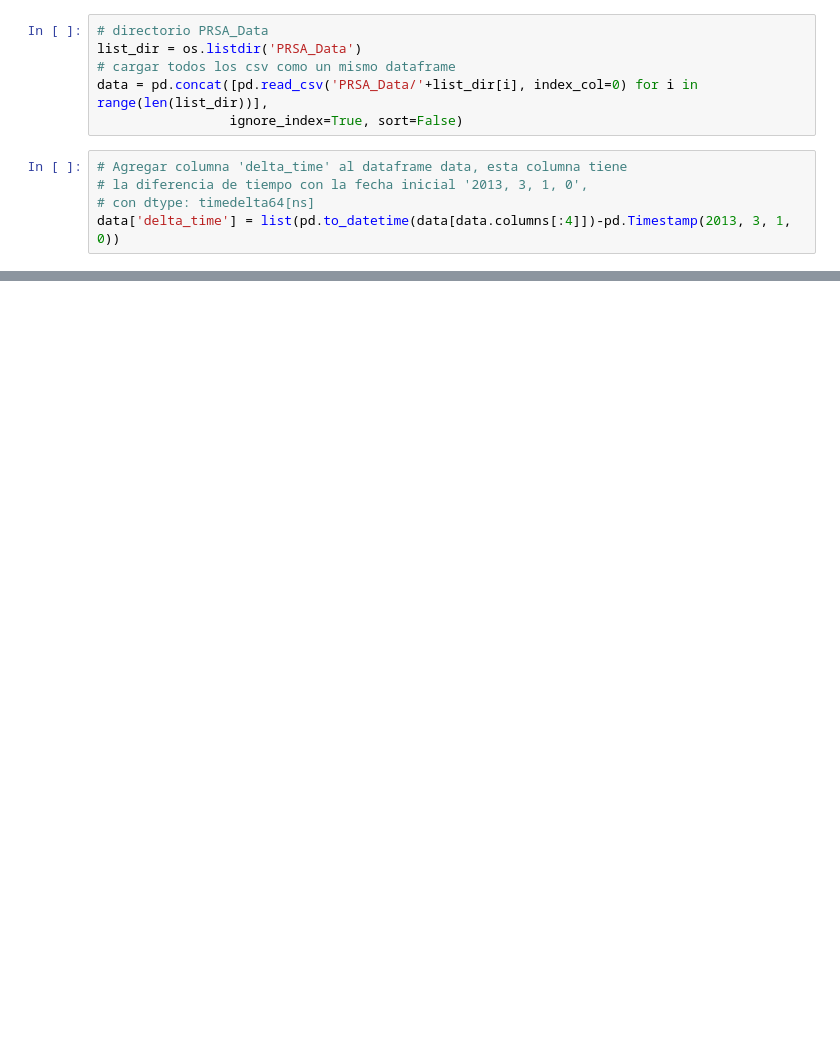
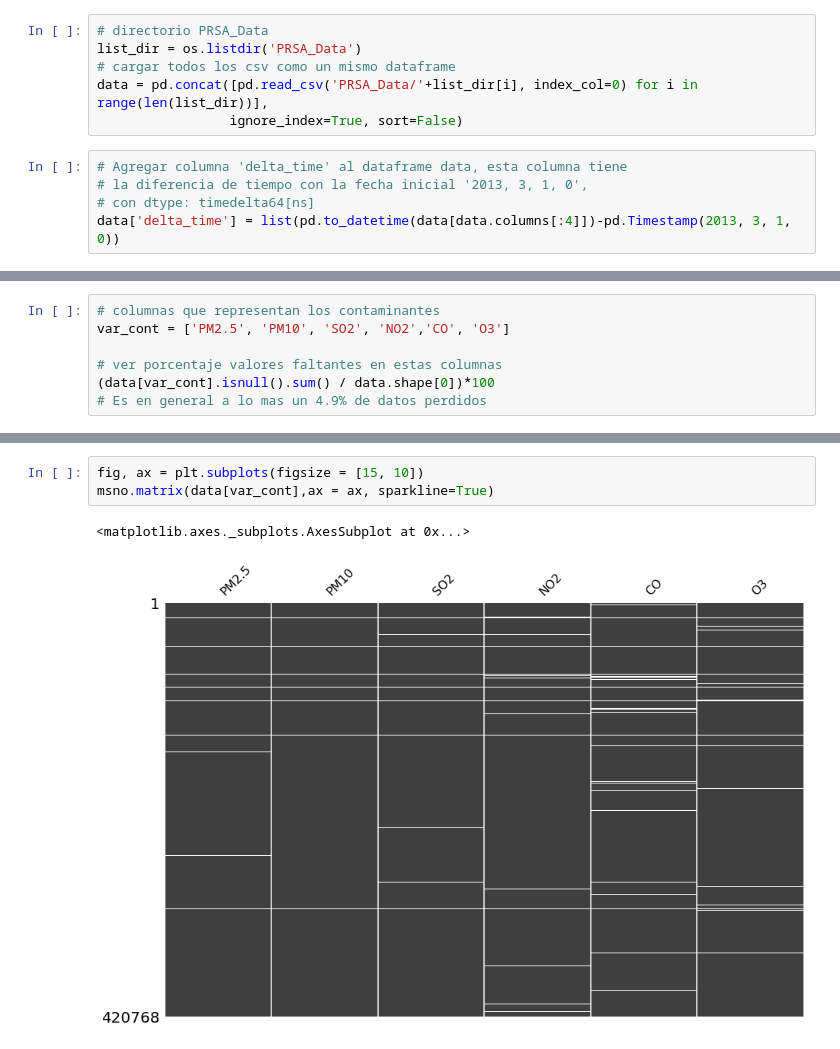
Before and after one commit to gabriel-ortega-hernandez/Examen_DataScienceLab, a Jupyter notebook: Examen.ipynb, the cells around one changed output, grey strips where cells are left out. Drawn from its saved outputs; the diff is of its cells as text; blank space fills up the shorter version.

Commit message:
P1.2 hata P1.4, y falta ver como se comparan distintos métodos de interpolación

```diff
--- a/Examen.ipynb
+++ b/Examen.ipynb
@@ -53,0 +35,7 @@ data['delta_time'] = list(pd.to_datetime(data[data.columns[:4]])-pd.Timestamp(20
+# %%
+# columnas que representan los contaminantes
+var_cont = ['PM2.5', 'PM10', 'SO2', 'NO2','CO', 'O3']
+
+# ver porcentaje valores faltantes en estas columnas
+(data[var_cont].isnull().sum() / data.shape[0])*100
+# Es en general a lo mas un 4.9% de datos perdidos
@@ -53,0 +70,6 @@ data['delta_time'] = list(pd.to_datetime(data[data.columns[:4]])-pd.Timestamp(20
+# %%
+fig, ax = plt.subplots(figsize = [15, 10])
+msno.matrix(data[var_cont],ax = ax, sparkline=True)
+# %% [output]
+<matplotlib.axes._subplots.AxesSubplot at 0x...>
+[figure, added]
```
Also changed, not shown: parts of 28 cells of this notebook.
